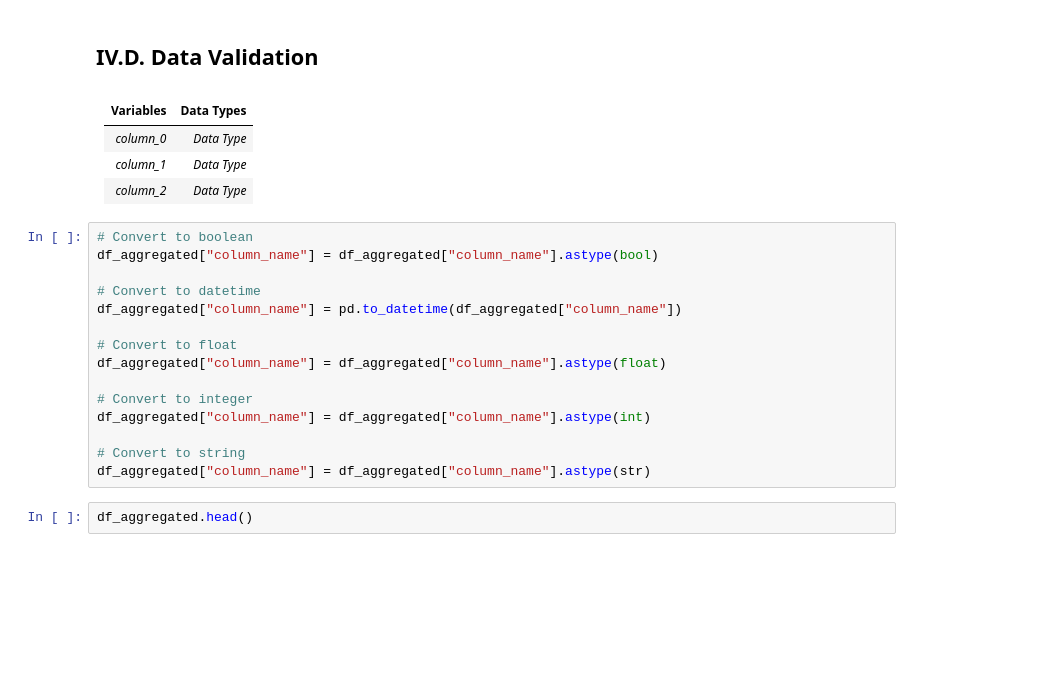
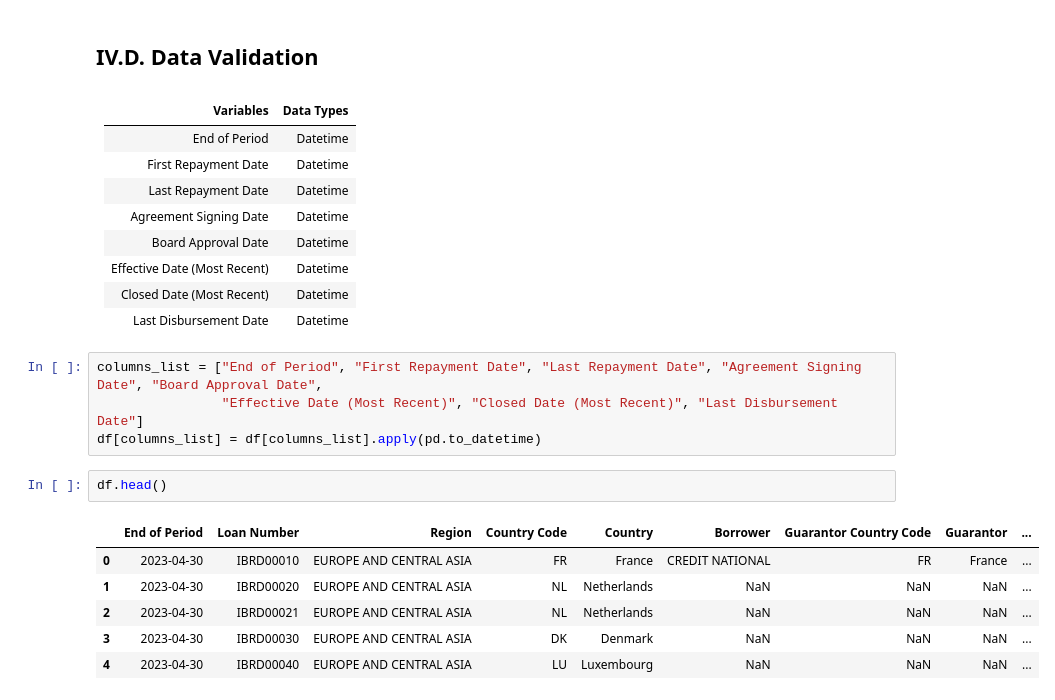
Before and after one commit to hardefarogonondo/IBRD-credit-scorecard-predictive-engine, a Jupyter notebook: notebooks/1_data_preparation/data_preparation.ipynb, the cells around one changed output. Drawn from its saved outputs; the diff is of its cells as text; blank space fills up the shorter version.

Commit message:
Finished data preparation notebook added

```diff
--- a/notebooks/1_data_preparation/data_preparation.ipynb
+++ b/notebooks/1_data_preparation/data_preparation.ipynb
@@ -104,24 +104,25 @@ memory usage: 2.3+ MB
 # %% [markdown]
 | Variables | Data Types |
 | :-: | :-: |
-| _column_0_ | _Data Type_ |
-| _column_1_ | _Data Type_ |
-| _column_2_ | _Data Type_ |
+| End of Period | Datetime |
+| First Repayment Date | Datetime |
+| Last Repayment Date | Datetime |
+| Agreement Signing Date | Datetime |
+| Board Approval Date | Datetime |
+| Effective Date (Most Recent) | Datetime |
+| Closed Date (Most Recent) | Datetime |
+| Last Disbursement Date | Datetime |
 # %%
-# Convert to boolean
-df_aggregated["column_name"] = df_aggregated["column_name"].astype(bool)
-
-# Convert to datetime
-df_aggregated["column_name"] = pd.to_datetime(df_aggregated["column_name"])
-
-# Convert to float
-df_aggregated["column_name"] = df_aggregated["column_name"].astype(float)
-
-# Convert to integer
-df_aggregated["column_name"] = df_aggregated["column_name"].astype(int)
-
-# Convert to string
-df_aggregated["column_name"] = df_aggregated["column_name"].astype(str)
+columns_list = ["End of Period", "First Repayment Date", "Last Repayment Date", "Agreement Signing Date", "Board Approval Date",
+                "Effective Date (Most Recent)", "Closed Date (Most Recent)", "Last Disbursement Date"]
+df[columns_list] = df[columns_list].apply(pd.to_datetime)
 # %%
-df_aggregated.head()
+df.head()
+# %% [output]
+|  | End of Period | Loan Number | Region | Country Code | Country | Borrower | Guarantor Country Code | Guarantor | ... |
+| 0 | 2023-04-30 | IBRD00010 | EUROPE AND CENTRAL ASIA | FR | France | CREDIT NATIONAL | FR | France | ... |
+| 1 | 2023-04-30 | IBRD00020 | EUROPE AND CENTRAL ASIA | NL | Netherlands | NaN | NaN | NaN | ... |
+| 2 | 2023-04-30 | IBRD00021 | EUROPE AND CENTRAL ASIA | NL | Netherlands | NaN | NaN | NaN | ... |
+| 3 | 2023-04-30 | IBRD00030 | EUROPE AND CENTRAL ASIA | DK | Denmark | NaN | NaN | NaN | ... |
+| 4 | 2023-04-30 | IBRD00040 | EUROPE AND CENTRAL ASIA | LU | Luxembourg | NaN | NaN | NaN | ... |
 # %%
```
Also changed, not shown: parts of 9 cells of this notebook.
